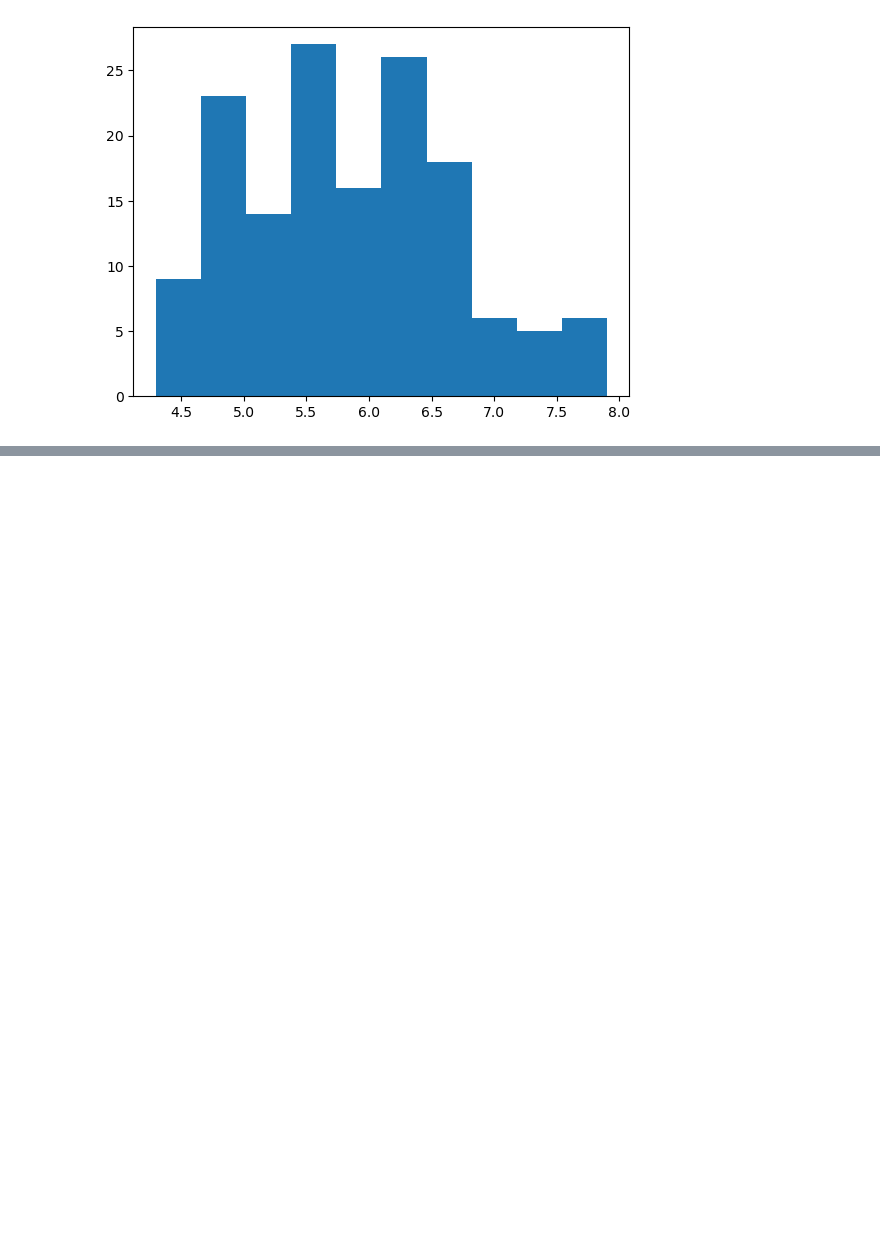
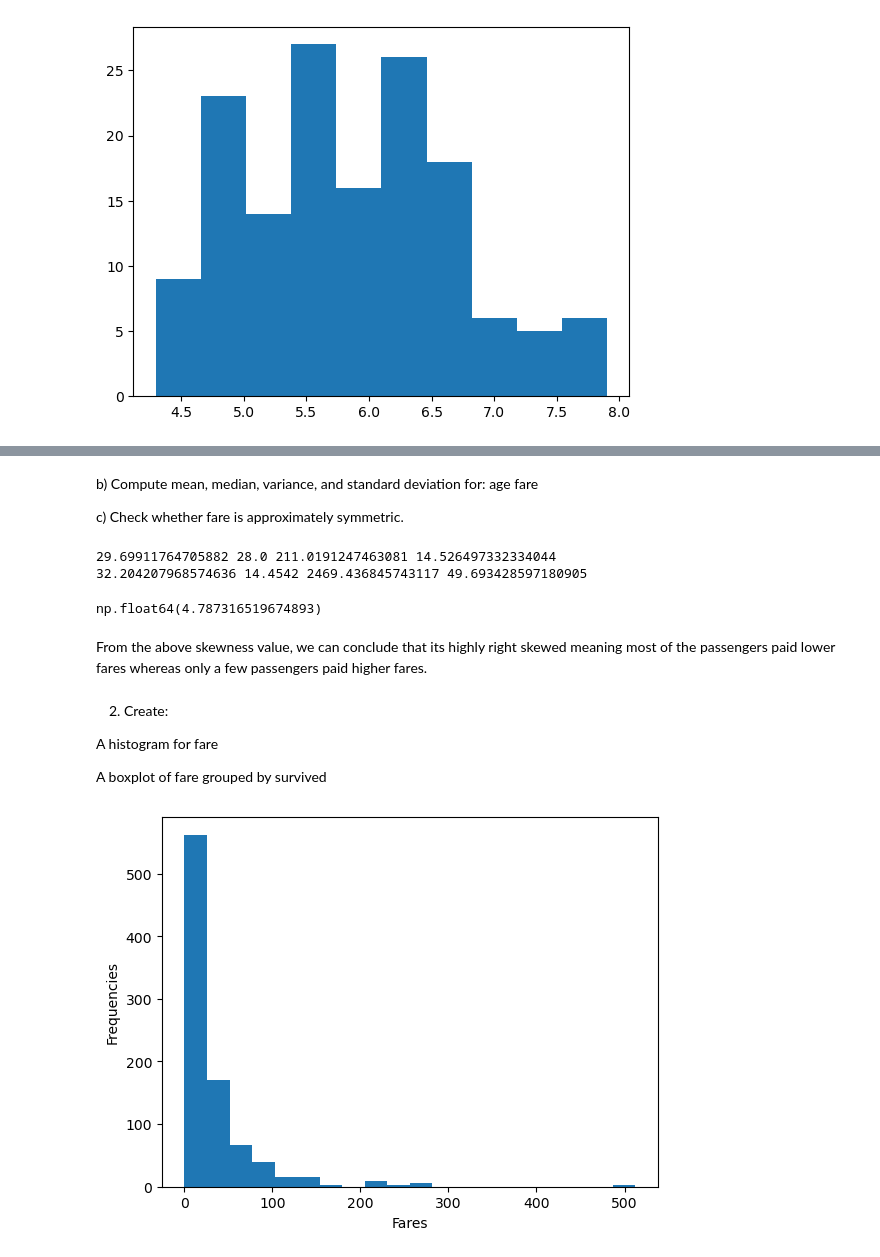
Before and after one commit to thomasneeva04/Data-Science---Learning, a Jupyter notebook: Week12/Practiced.ipynb, the cells around one changed output, grey strips where cells are left out. Drawn from its saved outputs; the diff is of its cells as text; code cells hidden in the pictures; blank space fills up the shorter version.

```diff
--- a/Week12/Practiced.ipynb
+++ b/Week12/Practiced.ipynb
@@ -506,0 +522,4 @@ setosa_m=df[df['species']=='setosa']['
+# %%
+import seaborn as sns
+df=sns.load_dataset('titanic')
+df.head()
@@ -506,0 +533,43 @@ setosa_m=df[df['species']=='setosa']['
+# %% [markdown]
+b) Compute mean, median, variance, and standard deviation for:
+age
+fare
+
+c) Check whether fare is approximately symmetric.
+# %%
+mean_a=df['age'].mean()
+median_a=df['age'].median()
+var_a=df['age'].var()
+std_a=df['age'].std()
+
+print(mean_a,median_a,var_a,std_a)
+
+mean_f=df['fare'].mean()
+median_f=df['fare'].median()
+var_f=df['fare'].var()
+std_f=df['fare'].std()
+
+print(mean_f,median_f,var_f,std_f)
+
+s=df['fare'].skew()
+s
+# %% [output]
+29.69911764705882 28.0 211.0191247463081 14.526497332334044
+32.204207968574636 14.4542 2469.436845743117 49.693428597180905
+np.float64(4.787316519674893)
+# %% [markdown]
+From the above skewness value, we can conclude that its highly right skewed meaning most of the passengers paid lower fares whereas only a few passengers paid higher fares.
+# %% [markdown]
+2) Create:
+
+A histogram for fare
+
+A boxplot of fare grouped by survived
+# %%
+import matplotlib.pyplot as plt
+plt.hist(df['fare'],bins=20)
+plt.xlabel('Fares')
+plt.ylabel('Frequencies')
+plt.show()
+# %% [output]
+[figure, added]
```
Also changed, not shown: parts of 29 cells of this notebook.
